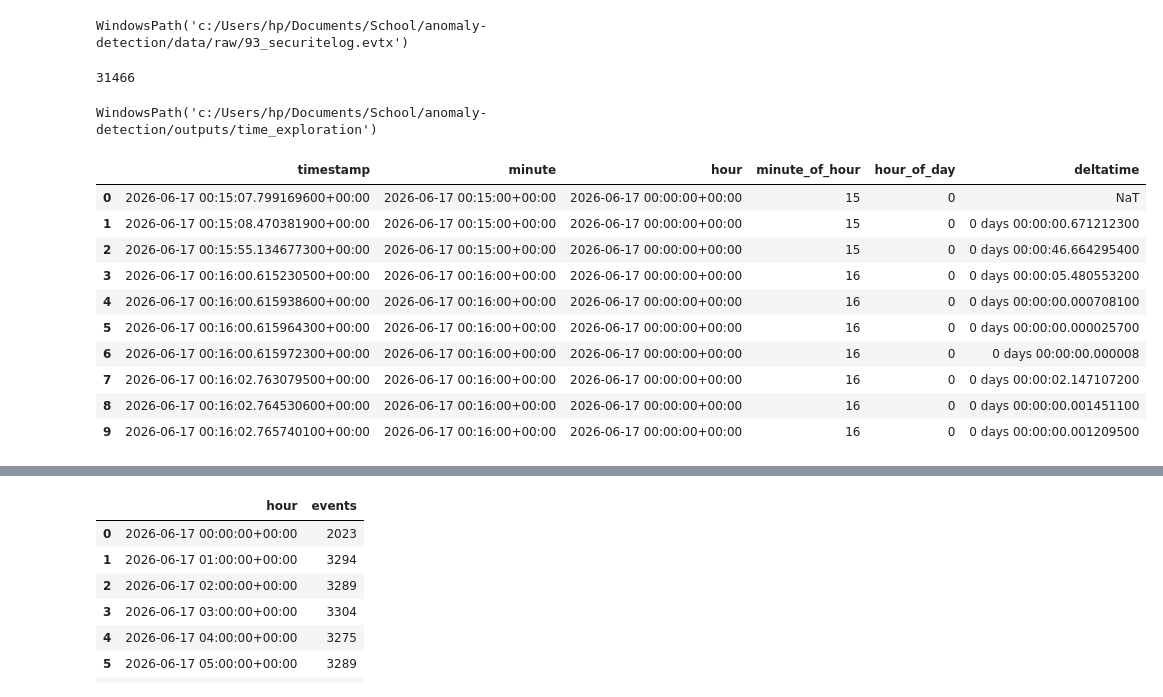
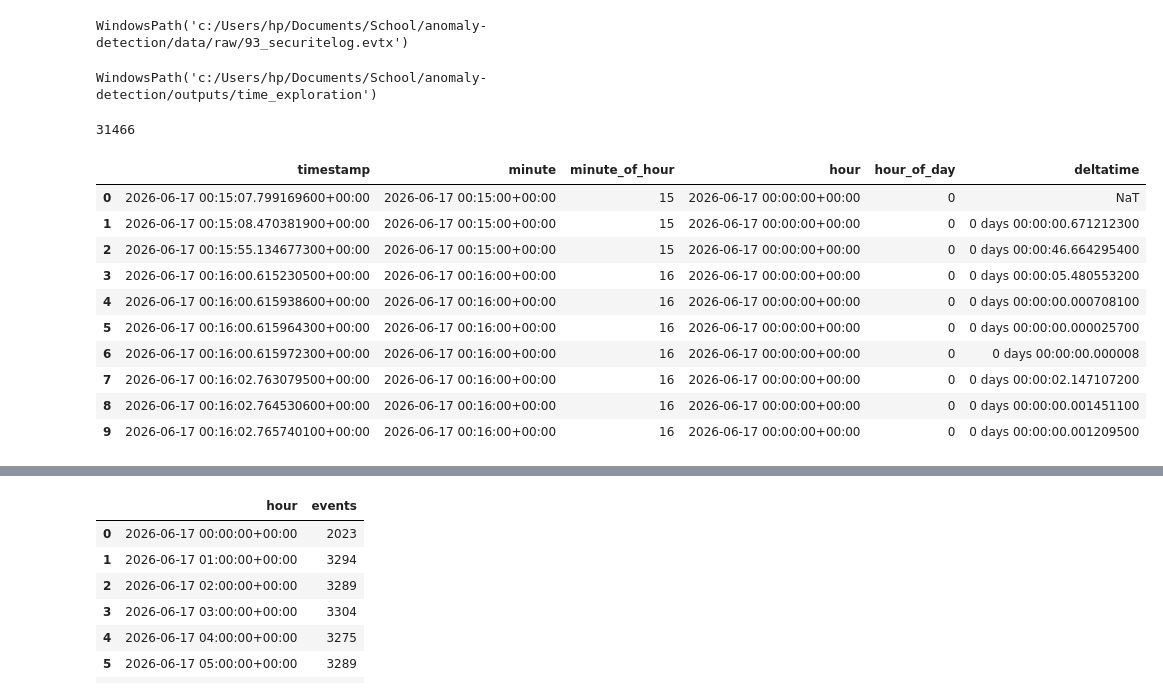
Before and after one commit to aobh2763/anomalyzer, a Jupyter notebook: notebooks/00_time_exploration.ipynb, the cells around one changed output, grey strips where cells are left out. Drawn from its saved outputs; the diff is of its cells as text; code cells hidden in the pictures.

```diff
--- a/notebooks/00_time_exploration.ipynb
+++ b/notebooks/00_time_exploration.ipynb
@@ -18,58 +19,33 @@ evtx_path = project_folder / "data/raw/93_securitelog.evtx"
 evtx_path
 # %% [output]
 WindowsPath('c:/Users/hp/Documents/School/anomaly-detection/data/raw/93_securitelog.evtx')
-# %%
-# Extract the timestaps which are one hour behind
-parser = PyEvtxParser(evtx_path)
-
-timestamps = [r['timestamp'] for r in parser.records()]
-
-len(timestamps)
-# %% [output]
-31466
 # %%
 output_path = project_folder / "outputs/time_exploration"
 
 output_path
 # %% [output]
 WindowsPath('c:/Users/hp/Documents/School/anomaly-detection/outputs/time_exploration')
+# %%
+timestamps = load_timestamps(evtx_path)
+len(timestamps)
+# %% [output]
+31466
 # %%
-# Extract the event timestamps into a Dataframe after removing one outliar sentinel (null basically)
-cleaned = [t.replace(' UTC', '') for t in timestamps if t != '1601-01-01T00:00:00Z UTC']
-
-timestamps_index = pd.to_datetime(
-    cleaned,
-    format='ISO8601',
-    utc=True
-)
-
-timestamps_df = pd.DataFrame({'timestamp': timestamps_index})
-timestamps_df = timestamps_df.sort_values('timestamp').reset_index(drop=True)
-
-# Add minute, hour columns
-timestamps_df["minute"] = timestamps_df["timestamp"].dt.floor("min")
-timestamps_df["hour"] = timestamps_df["timestamp"].dt.floor("h")
-
-# Add their equivalents in ints rather than datetimes
-timestamps_df["minute_of_hour"] = timestamps_df["timestamp"].dt.minute
-timestamps_df["hour_of_day"] = timestamps_df["timestamp"].dt.hour
-
-# Add a deltatime column
-timestamps_df['deltatime'] = timestamps_df['timestamp'].diff()
+timestamps_df = load_timestamps_df(evtx_path)
 
 timestamps_df.head(10)
 # %% [output]
-|  | timestamp | minute | hour | minute_of_hour | hour_of_day | deltatime |
-| 0 | 2026-06-17 00:15:07.799169600+00:00 | 2026-06-17 00:15:00+00:00 | 2026-06-17 00:00:00+00:00 | 15 | 0 | NaT |
-| 1 | 2026-06-17 00:15:08.470381900+00:00 | 2026-06-17 00:15:00+00:00 | 2026-06-17 00:00:00+00:00 | 15 | 0 | 0 days 00:00:00.671212300 |
-| 2 | 2026-06-17 00:15:55.134677300+00:00 | 2026-06-17 00:15:00+00:00 | 2026-06-17 00:00:00+00:00 | 15 | 0 | 0 days 00:00:46.664295400 |
-| 3 | 2026-06-17 00:16:00.615230500+00:00 | 2026-06-17 00:16:00+00:00 | 2026-06-17 00:00:00+00:00 | 16 | 0 | 0 days 00:00:05.480553200 |
-| 4 | 2026-06-17 00:16:00.615938600+00:00 | 2026-06-17 00:16:00+00:00 | 2026-06-17 00:00:00+00:00 | 16 | 0 | 0 days 00:00:00.000708100 |
-| 5 | 2026-06-17 00:16:00.615964300+00:00 | 2026-06-17 00:16:00+00:00 | 2026-06-17 00:00:00+00:00 | 16 | 0 | 0 days 00:00:00.000025700 |
-| 6 | 2026-06-17 00:16:00.615972300+00:00 | 2026-06-17 00:16:00+00:00 | 2026-06-17 00:00:00+00:00 | 16 | 0 | 0 days 00:00:00.000008 |
-| 7 | 2026-06-17 00:16:02.763079500+00:00 | 2026-06-17 00:16:00+00:00 | 2026-06-17 00:00:00+00:00 | 16 | 0 | 0 days 00:00:02.147107200 |
-| 8 | 2026-06-17 00:16:02.764530600+00:00 | 2026-06-17 00:16:00+00:00 | 2026-06-17 00:00:00+00:00 | 16 | 0 | 0 days 00:00:00.001451100 |
-| 9 | 2026-06-17 00:16:02.765740100+00:00 | 2026-06-17 00:16:00+00:00 | 2026-06-17 00:00:00+00:00 | 16 | 0 | 0 days 00:00:00.001209500 |
+|  | timestamp | minute | minute_of_hour | hour | hour_of_day | deltatime |
+| 0 | 2026-06-17 00:15:07.799169600+00:00 | 2026-06-17 00:15:00+00:00 | 15 | 2026-06-17 00:00:00+00:00 | 0 | NaT |
+| 1 | 2026-06-17 00:15:08.470381900+00:00 | 2026-06-17 00:15:00+00:00 | 15 | 2026-06-17 00:00:00+00:00 | 0 | 0 days 00:00:00.671212300 |
+| 2 | 2026-06-17 00:15:55.134677300+00:00 | 2026-06-17 00:15:00+00:00 | 15 | 2026-06-17 00:00:00+00:00 | 0 | 0 days 00:00:46.664295400 |
+| 3 | 2026-06-17 00:16:00.615230500+00:00 | 2026-06-17 00:16:00+00:00 | 16 | 2026-06-17 00:00:00+00:00 | 0 | 0 days 00:00:05.480553200 |
+| 4 | 2026-06-17 00:16:00.615938600+00:00 | 2026-06-17 00:16:00+00:00 | 16 | 2026-06-17 00:00:00+00:00 | 0 | 0 days 00:00:00.000708100 |
+| 5 | 2026-06-17 00:16:00.615964300+00:00 | 2026-06-17 00:16:00+00:00 | 16 | 2026-06-17 00:00:00+00:00 | 0 | 0 days 00:00:00.000025700 |
+| 6 | 2026-06-17 00:16:00.615972300+00:00 | 2026-06-17 00:16:00+00:00 | 16 | 2026-06-17 00:00:00+00:00 | 0 | 0 days 00:00:00.000008 |
+| 7 | 2026-06-17 00:16:02.763079500+00:00 | 2026-06-17 00:16:00+00:00 | 16 | 2026-06-17 00:00:00+00:00 | 0 | 0 days 00:00:02.147107200 |
+| 8 | 2026-06-17 00:16:02.764530600+00:00 | 2026-06-17 00:16:00+00:00 | 16 | 2026-06-17 00:00:00+00:00 | 0 | 0 days 00:00:00.001451100 |
+| 9 | 2026-06-17 00:16:02.765740100+00:00 | 2026-06-17 00:16:00+00:00 | 16 | 2026-06-17 00:00:00+00:00 | 0 | 0 days 00:00:00.001209500 |
 # %%
 # Export timestamps_df to csv and describe it
 timestamps_df.to_csv(project_folder / "data/processed/timestamps.csv", index=False)
```
Also changed, not shown: parts of 3 cells of this notebook, 15 other files.
